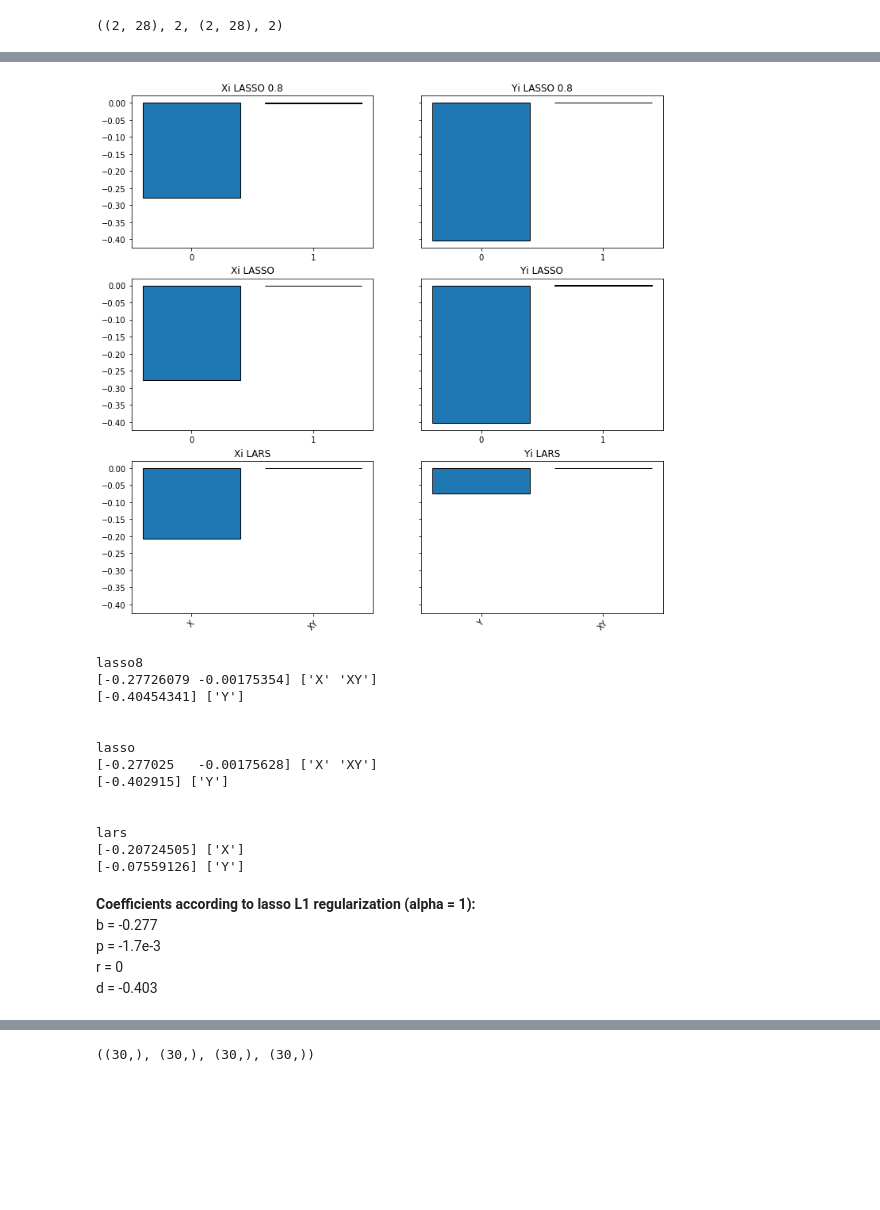
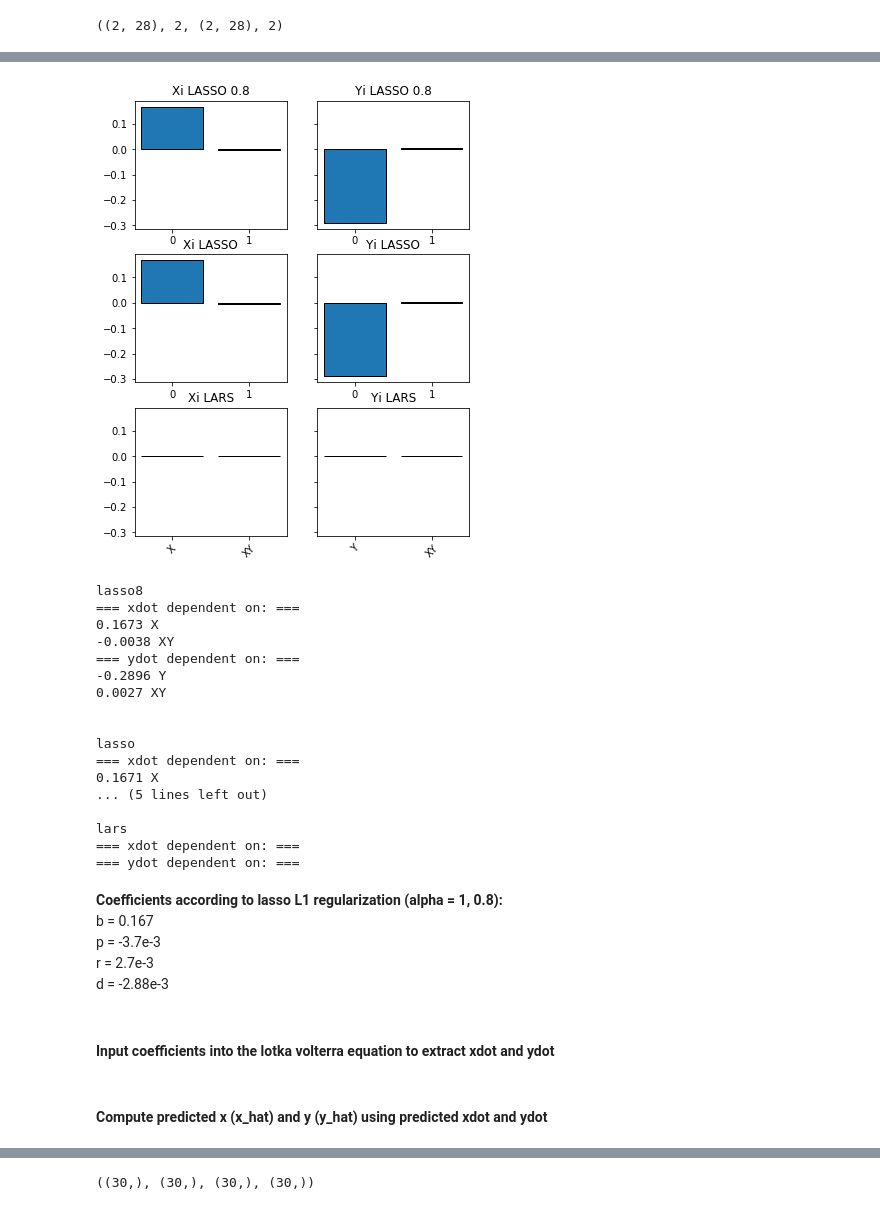
Before and after one commit to jmichellehu/ComplexSystems_AMATH563, a Jupyter notebook: hw2/AMATH563_hw2.ipynb, the cells around one changed output, grey strips where cells are left out. Drawn from its saved outputs; the diff is of its cells as text; code cells hidden in the pictures; blank space fills up the shorter version.

```diff
--- a/hw2/AMATH563_hw2.ipynb
+++ b/hw2/AMATH563_hw2.ipynb
@@ -310,8 +351,8 @@ X.shape, Y.shape, xdot.shape, ydot.shape
 # Toss endpoints
 X=X[1:-1]
 Y=Y[1:-1]
-xdot=xdot[1:-1]
-ydot=ydot[1:-1]
+xdot=xdot[:-2]
+ydot=ydot[:-2]
 
 X.shape, Y.shape, xdot.shape, ydot.shape
 # %% [output]
@@ -377,39 +418,39 @@ Wall time: 5.71 ms
 # Plot weightings of solutions
 ec='k'
 
-fig, ax = plt.subplots(3, 2, figsize=(12, 12), sharey=True)
+fig, ax = plt.subplots(3, 2, figsize=(6, 8), sharey=True)
 
 # Xi 1 solutions
 ax[0,0].bar(np.arange(len(AX)), Xi_lasso8, ec=ec, )
 ax[1,0].bar(np.arange(len(AX)), Xi_lasso, ec=ec)
 ax[2,0].bar(np.arange(len(AX)), Xi_lars, ec=ec)
 ax[0,0].set_title("Xi LASSO 0.8")
 ax[1,0].set_title("Xi LASSO")
 ax[2,0].set_title("Xi LARS")
 
 # Xi 2 solutions
 ax[0,1].bar(np.arange(len(AY)), Yi_lasso8, ec=ec)
 ax[1,1].bar(np.arange(len(AY)), Yi_lasso, ec=ec)
 ax[2,1].bar(np.arange(len(AY)), Yi_lars, ec=ec)
 ax[0,1].set_title("Yi LASSO 0.8")
 ax[1,1].set_title("Yi LASSO")
 ax[2,1].set_title("Yi LARS");
 
 ticks=np.arange(len(AX_names))
 rotation=45
 
 ax[0,0].set_xticks(ticks)
 ax[0,1].set_xticks(ticks)
 ax[1,0].set_xticks(ticks)
 ax[1,1].set_xticks(ticks)
 
 ax[2,0].set_xticks(ticks)
 ax[2,0].set_xticklabels(AX_names, rotation=rotation);
 
 ax[2,1].set_xticks(ticks)
 ax[2,1].set_xticklabels(AY_names, rotation=rotation);
 # %% [output]
-[figure, old version]
+[figure, new version]
 # %%
 # Find coefficients of LASSO and LARS (L1 normalization)
 thresh=1e-3
@@ -420,20 +461,32 @@ models = ["lasso8", "lasso", "lars"]
 
 for xi, yi, model in zip(X_coefs, Y_coefs, models):
     print(model)
-    print(xi[np.abs(xi)>thresh], AX_names[np.abs(xi)>thresh])
-    print(yi[np.abs(yi)>thresh], AY_names[np.abs(yi)>thresh])
+
+    print("=== xdot dependent on: ===")
+    for idx, j, in enumerate(np.abs(xi)>thresh):
+            if j:
+                print("{0:.4f}".format(xi[idx]), AX_names[idx])
+
+    print("=== ydot dependent on: ===")
+    for idx, k, in enumerate(np.abs(yi)>thresh):
+        if k:
+            print("{0:.4f}".format(yi[idx]), AY_names[idx])
     print("\n")
 # %% [output]
 lasso8
-[-0.27726079 -0.00175354] ['X' 'XY']
-[-0.40454341] ['Y']
+=== xdot dependent on: ===
+0.1673 X
+-0.0038 XY
+=== ydot dependent on: ===
+-0.2896 Y
+0.0027 XY
 
 
 lasso
-[-0.277025   -0.00175628] ['X' 'XY']
-[-0.402915] ['Y']
-
+=== xdot dependent on: ===
+0.1671 X
+... (5 lines left out)
 
 lars
-[-0.20724505] ['X']
-[-0.07559126] ['Y']
+=== xdot dependent on: ===
+=== ydot dependent on: ===
@@ -440,6 +505,8 @@ lars
 # %% [markdown]
-**Coefficients according to lasso L1 regularization (alpha = 1):**
-b = -0.277
-p = -1.7e-3
-r = 0
-d = -0.403
+**Coefficients according to lasso L1 regularization (alpha = 1, 0.8):**
+b = 0.167
+p = -3.7e-3
+r = 2.7e-3
+d = -2.88e-3
+# %% [markdown]
+#### Input coefficients into the lotka volterra equation to extract xdot and ydot
@@ -445,0 +521,2 @@ d = -0.403
+# %% [markdown]
+#### Compute predicted x (x_hat) and y (y_hat) using predicted xdot and ydot
```
Also changed, not shown: parts of 50 cells of this notebook.
